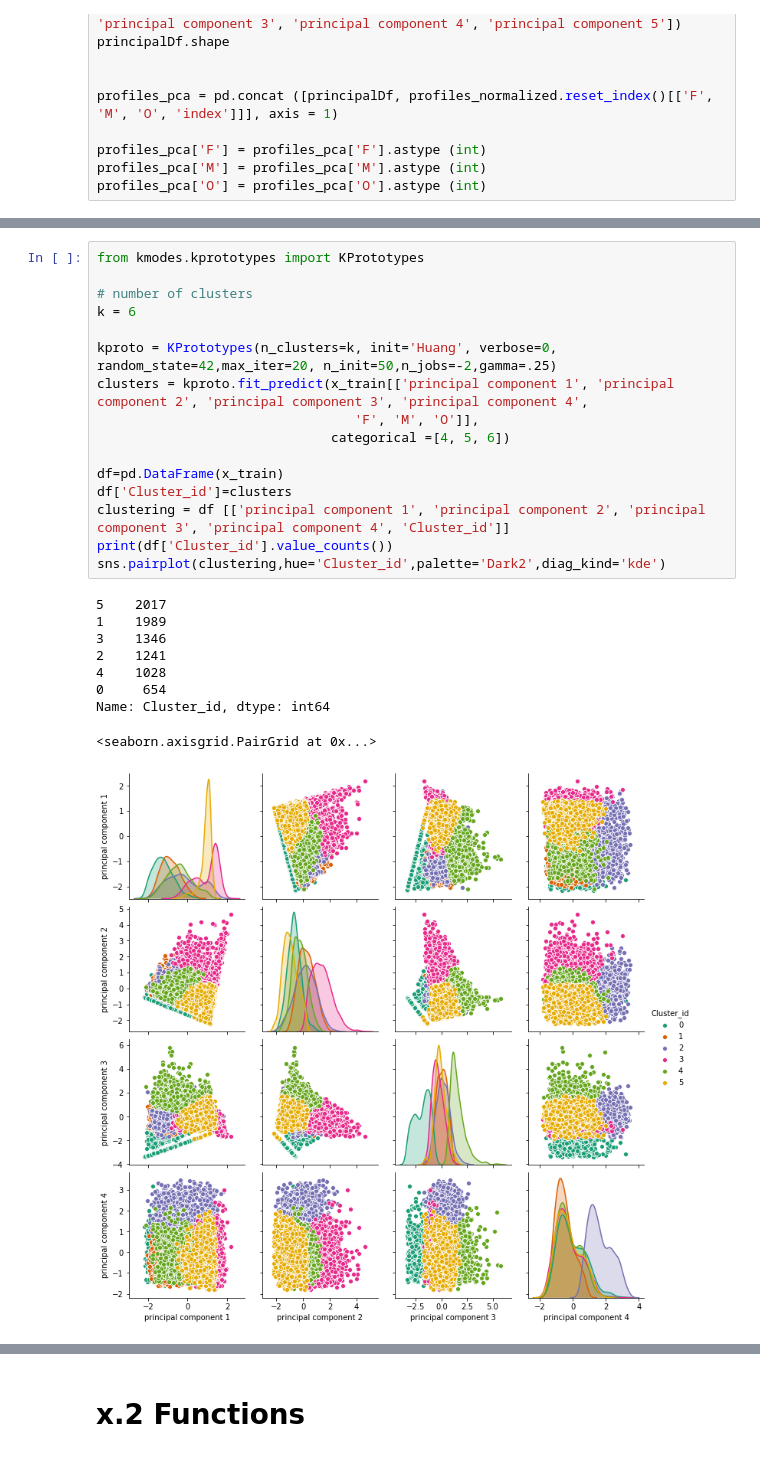
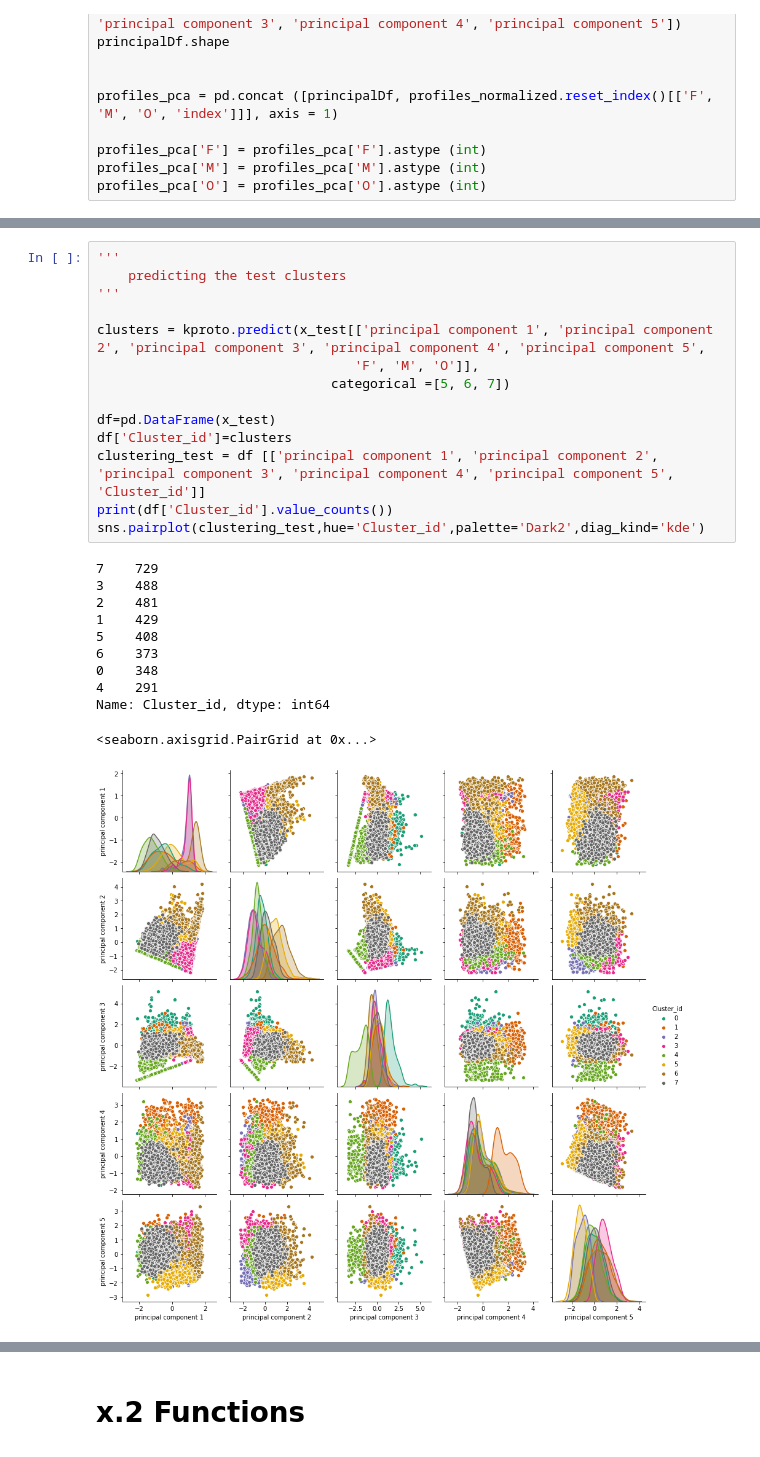
Before and after one commit to ludmann-stefan/Starbucks_CapstoneProject, a Jupyter notebook: ML StarbucksProject.ipynb, the cells around one changed output, grey strips where cells are left out. Cells and saved outputs as stored; diff of their text form.

```diff
--- a/ML StarbucksProject.ipynb
+++ b/ML StarbucksProject.ipynb
@@ -588,26 +691,26 @@ x_train ,x_test = train_test_split(data,test_size=0.3)
 # %%
-from kmodes.kprototypes import KPrototypes
+'''
+    predicting the test clusters
+'''
 
-# number of clusters
-k = 6
+clusters = kproto.predict(x_test[['principal component 1', 'principal component 2', 'principal component 3', 'principal component 4', 'principal component 5',
+                                 'F', 'M', 'O']],
+                              categorical =[5, 6, 7])
 
-kproto = KPrototypes(n_clusters=k, init='Huang', verbose=0, random_state=42,max_iter=20, n_init=50,n_jobs=-2,gamma=.25)
-clusters = kproto.fit_predict(x_train[['principal component 1', 'principal component 2', 'principal component 3', 'principal component 4',
-                                 'F', 'M', 'O']],
-                              categorical =[4, 5, 6])
-
-df=pd.DataFrame(x_train)
+df=pd.DataFrame(x_test)
 df['Cluster_id']=clusters
-clustering = df [['principal component 1', 'principal component 2', 'principal component 3', 'principal component 4', 'Cluster_id']]
+clustering_test = df [['principal component 1', 'principal component 2', 'principal component 3', 'principal component 4', 'principal component 5', 'Cluster_id']]
 print(df['Cluster_id'].value_counts())
-sns.pairplot(clustering,hue='Cluster_id',palette='Dark2',diag_kind='kde')
+sns.pairplot(clustering_test,hue='Cluster_id',palette='Dark2',diag_kind='kde')
 # %% [output]
-5    2017
-1    1989
-3    1346
-2    1241
-4    1028
-0     654
+7    729
+3    488
+2    481
+1    429
+5    408
+6    373
+0    348
+4    291
 Name: Cluster_id, dtype: int64
 <seaborn.axisgrid.PairGrid at 0x...>
-[figure, old version]
+[figure, new version]
```
Also changed, not shown: parts of 76 cells of this notebook.
